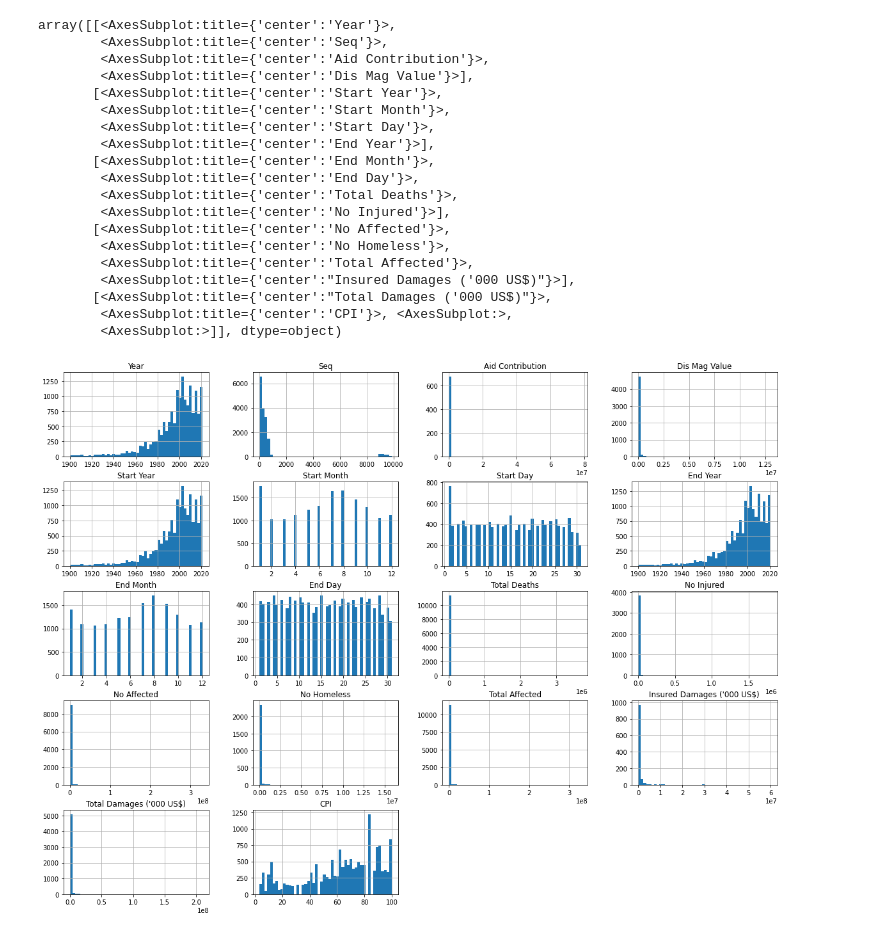
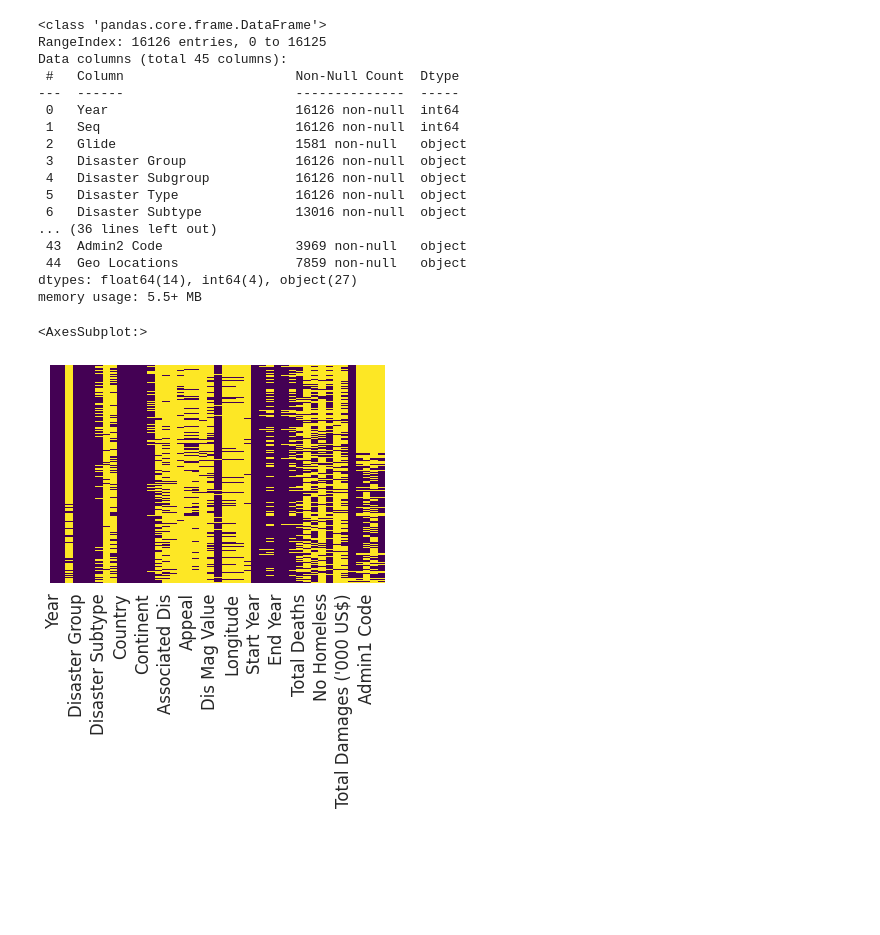
Before and after one commit to marloni/estudio_clima, a Jupyter notebook: estudio.ipynb, the cells around one changed output. Saved outputs shown, nothing was run; the diff lists cells and outputs as text; code cells hidden in the pictures; blank space fills up the shorter version.

```diff
--- a/estudio.ipynb
+++ b/estudio.ipynb
@@ -105,24 +27,27 @@ df.describe(include=['O']) # categóricos
-# %%
-# visualizar datos
-df.hist(bins=50, figsize=(20,15))
-# %% [output]
-array([[<AxesSubplot:title={'center':'Year'}>,
-        <AxesSubplot:title={'center':'Seq'}>,
-        <AxesSubplot:title={'center':'Aid Contribution'}>,
-        <AxesSubplot:title={'center':'Dis Mag Value'}>],
-       [<AxesSubplot:title={'center':'Start Year'}>,
-        <AxesSubplot:title={'center':'Start Month'}>,
-        <AxesSubplot:title={'center':'Start Day'}>,
-        <AxesSubplot:title={'center':'End Year'}>],
-       [<AxesSubplot:title={'center':'End Month'}>,
-        <AxesSubplot:title={'center':'End Day'}>,
-        <AxesSubplot:title={'center':'Total Deaths'}>,
-        <AxesSubplot:title={'center':'No Injured'}>],
-       [<AxesSubplot:title={'center':'No Affected'}>,
-        <AxesSubplot:title={'center':'No Homeless'}>,
-        <AxesSubplot:title={'center':'Total Affected'}>,
-        <AxesSubplot:title={'center':"Insured Damages ('000 US$)"}>],
-       [<AxesSubplot:title={'center':"Total Damages ('000 US$)"}>,
-        <AxesSubplot:title={'center':'CPI'}>, <AxesSubplot:>,
-        <AxesSubplot:>]], dtype=object)
-[figure, removed]
+# %%
+# Resúmen de datos
+df.info()
+
+# Verificar datos
+df.isnull().sum()
+sns.heatmap(df.isnull(), yticklabels=False, cbar=False, cmap='viridis')
+# %% [output]
+<class 'pandas.core.frame.DataFrame'>
+RangeIndex: 16126 entries, 0 to 16125
+Data columns (total 45 columns):
+ #   Column                      Non-Null Count  Dtype
+---  ------                      --------------  -----
+ 0   Year                        16126 non-null  int64
+ 1   Seq                         16126 non-null  int64
+ 2   Glide                       1581 non-null   object
+ 3   Disaster Group              16126 non-null  object
+ 4   Disaster Subgroup           16126 non-null  object
+ 5   Disaster Type               16126 non-null  object
+ 6   Disaster Subtype            13016 non-null  object
+... (36 lines left out)
+ 43  Admin2 Code                 3969 non-null   object
+ 44  Geo Locations               7859 non-null   object
+dtypes: float64(14), int64(4), object(27)
+memory usage: 5.5+ MB
+<AxesSubplot:>
+[figure, added]
```
Also changed, not shown: parts of 18 cells of this notebook.
